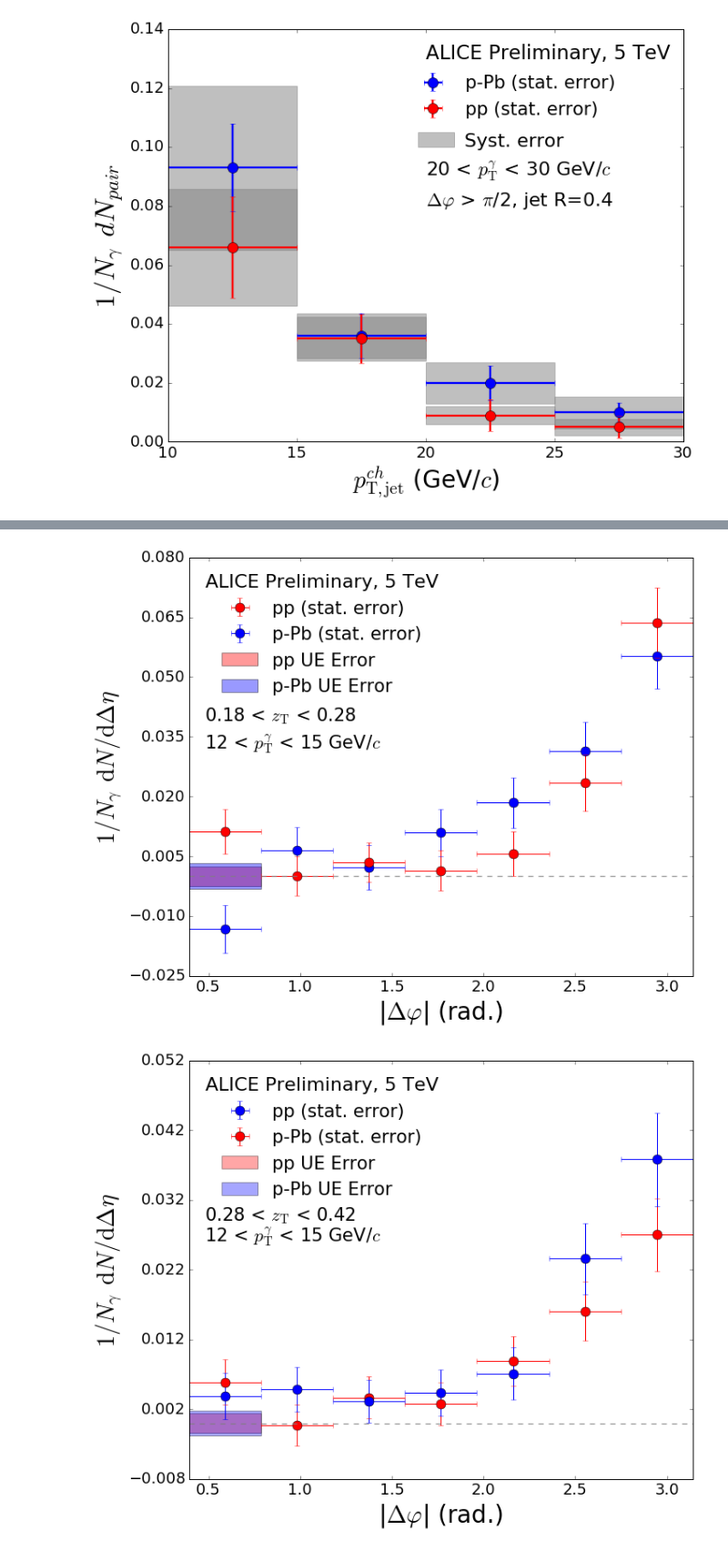
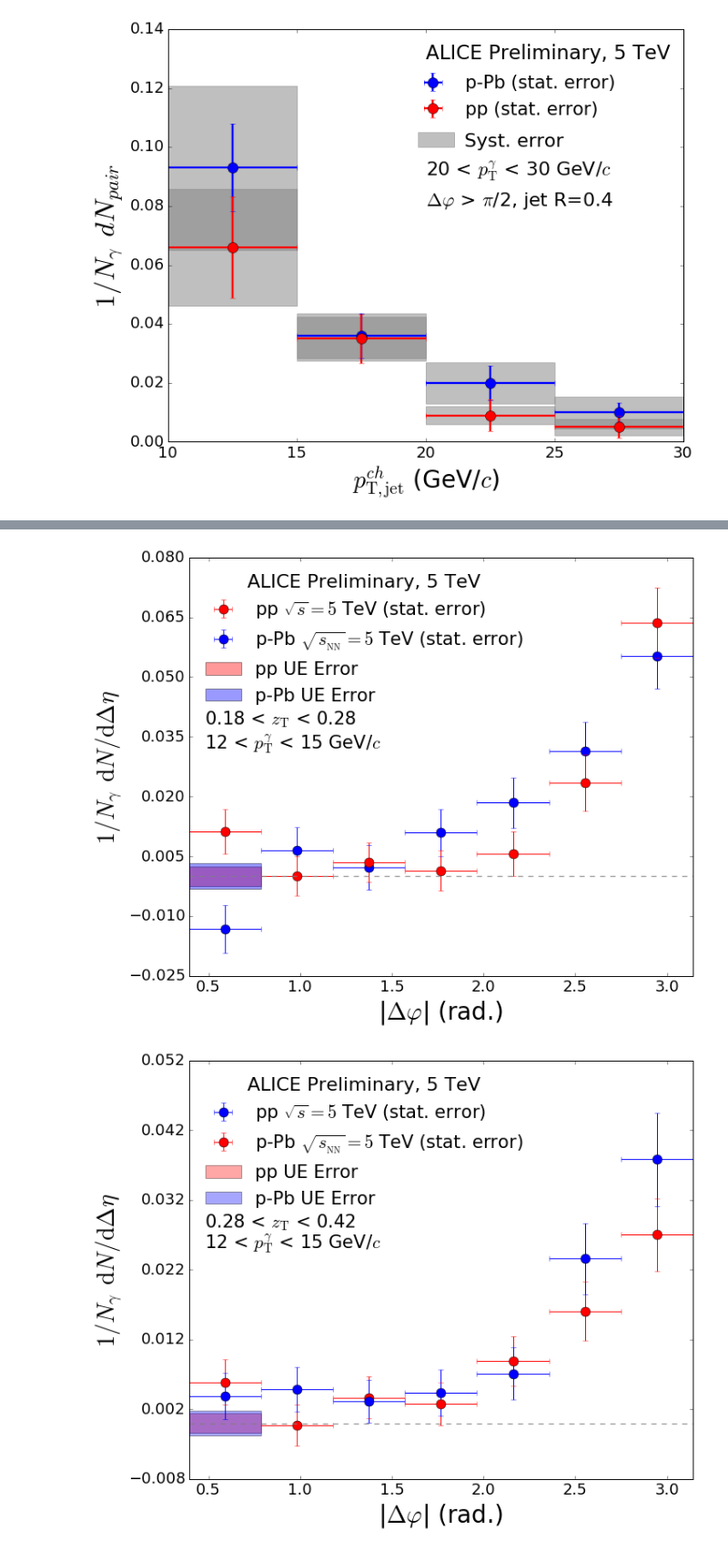
Before and after one commit to miguelignacio/CorrelationAnalysis, a Jupyter notebook: NtupleAnalysis/jose.ipynb, the cells around one changed output, grey strips where cells are left out. Shown at 91% size. Saved outputs shown, nothing was run; the diff lists cells and outputs as text; code cells hidden in the pictures.

Commit message:
correlations plots

```diff
--- a/NtupleAnalysis/jose.ipynb
+++ b/NtupleAnalysis/jose.ipynb
@@ -370,7 +370,7 @@ plt.yticks(np.arange(-0.025,0.082,0.015))
 plt.yticks(fontsize=18)
 
 #plt.text(0.12,0.072,'ALICE Preliminary, 5 TeV',fontsize=21)
-plt.text(0.48,0.039,r'0.18 < $z_\mathrm{T}$ < 0.28',fontsize=21)
+plt.text(0.48,0.038,r'0.18 < $z_\mathrm{T}$ < 0.28',fontsize=21)
 plt.text(0.48,0.032,r'12 < $p_\mathrm{T}^{\gamma}$ < 15 GeV/$c$',fontsize=21)
 
 plt.axhline(y=0,color='gray',linestyle='--',linewidth=1.3,alpha=0.8)
@@ -379,7 +379,8 @@ plt.axhline(y=0,color='gray',linestyle='--',linewidth=1.3,alpha=0.8)
 
 pp_UE = ax.fill_between(ue_error_bar,-0.002520,0.002520,facecolor='red',alpha=0.4)
 pPb_UE = ax.fill_between(ue_error_bar,-0.003194,0.003194,facecolor='blue',alpha=0.4)
-leg = plt.legend([pp,pPb,pp_UE,pPb_UE],['pp (stat. error)','p-Pb (stat. error)', 'pp UE Error', 'p-Pb UE Error'],loc = "upper left",fontsize=21,frameon=False,numpoints=1)
+#leg = plt.legend([pp,pPb,pp_UE,pPb_UE],['pp (stat. error)','p-Pb (stat. error)', 'pp UE Error', 'p-Pb UE Error'],loc = "upper left",fontsize=21,frameon=False,numpoints=1)
+leg = plt.legend([pp,pPb,pp_UE,pPb_UE],['pp $\sqrt{s}= 5$ TeV (stat. error)','p-Pb $\sqrt{s_{\mathrm{_{NN}}}}=5$ TeV (stat. error)', 'pp UE Error', 'p-Pb UE Error'],loc = "upper left",fontsize=21,frameon=False,numpoints=1)
 leg.set_title("ALICE Preliminary, 5 TeV")
 plt.setp(leg.get_title(),fontsize=22)
 #########################################
@@ -388,7 +389,7 @@ fig.tight_layout()
 plt.show()
 fig.savefig('Gamma_hadron_corr_zT_2.pdf')
 # %% [output]
-[figure, old version]
+[figure, new version]
 # %%
 #####Plot of gamma hadron correlation for third zT bin#####
 
@@ -414,37 +415,38 @@ pPb = plt.errorbar(delta_phi_centers,pPb_corr_3,xerr=delta_phi_bin_width,yerr=pP
 
 pp = plt.errorbar(delta_phi_centers,pp_corr_3,xerr=delta_phi_bin_width,yerr=pp_corr_3_err,fmt='bo',label='pp (stat. error)',markersize=11)
 
 #####Add labels to the figure#####
 
 plt.xlabel(r'|$\Delta \varphi$| (rad.)',fontsize=28)
 plt.xticks(fontsize=18)
 plt.xlim((0.39269908169872414,3.14159))
 plt.ylabel(r'$1/N_{\gamma} \: \: \mathrm{d}N/\mathrm{d}\Delta \eta$',fontsize=28)
 plt.ylim((-0.008,0.05))
 plt.yticks(np.arange(-0.008,0.06,0.01))
 plt.yticks(fontsize=18)
 
 #plt.text(0.12,0.045,'ALICE Preliminary, 5 TeV',fontsize=21)
-plt.text(0.48,0.029,r'0.28 < $z_\mathrm{T}$ < 0.42',fontsize=21)
-plt.text(0.48,0.026,r'12 < $p_\mathrm{T}^{\gamma}$ < 15 GeV/$c$',fontsize=21)
+plt.text(0.48,0.028,r'0.28 < $z_\mathrm{T}$ < 0.42',fontsize=21)
+plt.text(0.48,0.025,r'12 < $p_\mathrm{T}^{\gamma}$ < 15 GeV/$c$',fontsize=21)
 
 #####Make the uncertainty in ue band#####
 
 pp_UE = ax.fill_between(ue_error_bar,-0.001406,0.001406,facecolor='red',alpha=0.35)
 pPb_UE = ax.fill_between(ue_error_bar,-0.001780,0.001780,facecolor='blue',alpha=0.35)
-leg = plt.legend([pp,pPb,pp_UE,pPb_UE],['pp (stat. error)','p-Pb (stat. error)', 'pp UE Error', 'p-Pb UE Error'],loc = "upper left",fontsize=21,frameon=False,numpoints=1)
+#leg = plt.legend([pp,pPb,pp_UE,pPb_UE],['pp (stat. error)','p-Pb (stat. error)', 'pp UE Error', 'p-Pb UE Error'],loc = "upper left",fontsize=21,frameon=False,numpoints=1)
+leg = plt.legend([pp,pPb,pp_UE,pPb_UE],['pp $\sqrt{s}= 5$ TeV (stat. error)','p-Pb $\sqrt{s_{\mathrm{_{NN}}}}=5$ TeV (stat. error)', 'pp UE Error', 'p-Pb UE Error'],loc = "upper left",fontsize=21,frameon=False,numpoints=1)
 leg.set_title("ALICE Preliminary, 5 TeV")
 plt.setp(leg.get_title(),fontsize=22)
 
 plt.axhline(y=0,color='gray',linestyle='--',linewidth=1.3,alpha=0.8)
 
 #########################################
 
 fig.tight_layout()
 plt.show()
 fig.savefig('Gamma_hadron_corr_zT_3.pdf')
 # %% [output]
-[figure, old version]
+[figure, new version]
 # %%
 #####Plot of gamma hadron correlation for fourth zT bin#####
 
```
Also changed, not shown: parts of 1 cell of this notebook.
